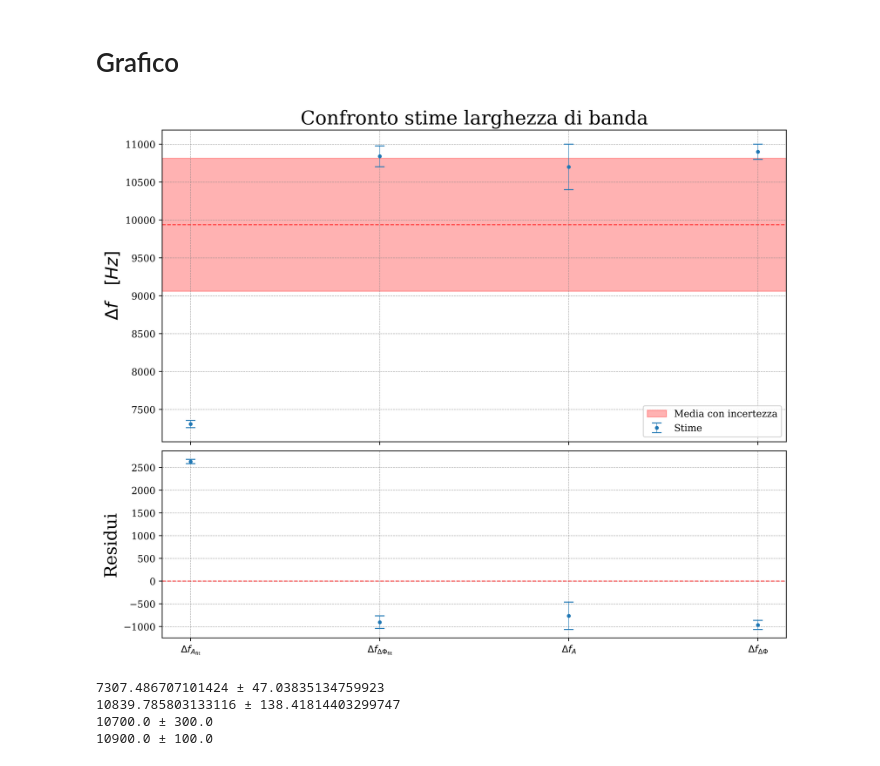
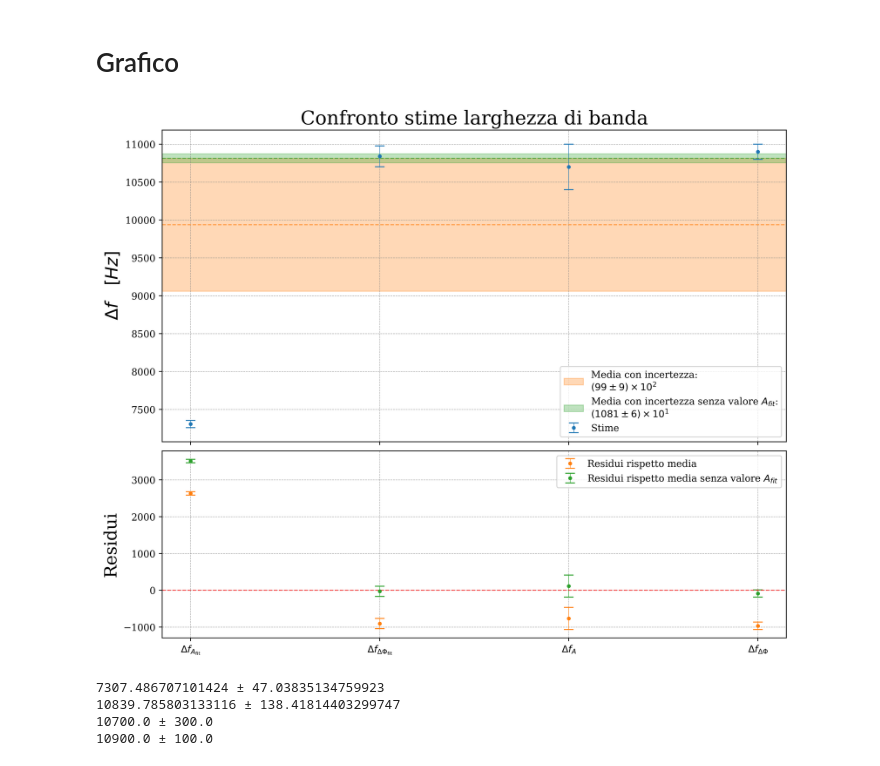
Before and after one commit to nichettg/Codici, a Jupyter notebook: 7. RLC Dominio Frequenza con Vin/confronto_df.ipynb, the cells around one changed output. Cells and saved outputs as stored; diff of their text form; code cells hidden in the pictures.

```diff
--- a/7. RLC Dominio Frequenza con Vin/confronto_df.ipynb
+++ b/7. RLC Dominio Frequenza con Vin/confronto_df.ipynb
@@ -65,25 +65,33 @@ valori = np.array([m.val for m in par])
 errori = np.array([m.s for m in par])
 
 par = Misura(valori, errori)
+par_star = Misura(valori[1:],errori[1:])
 del valori,errori
 # %% [markdown]
 # Analisi
 # %%
 if pesata:
     media = an.media_p(par)
+    media_star = an.media_p(par_star)
 elif not pesata:
     media = an.media(par)
+    media_star = an.media(par_star)
 # %%
 x = list(range(len(par_labels)))
 # %%
 residui = []
+residui_star = []
 
 for i in range(len(par_labels)):
     res = (media.val - par.val[i])
     residui.append([x[i], res, par.s[i]])
+    res = (media_star.val - par.val[i])
+    residui_star.append([x[i], res, par.s[i]])
 
 residui = np.array(residui)
 res = np.array([residui[:, 0], residui[:, 1], residui[:, 2]])
+residui_star = np.array(residui_star)
+res_star = np.array([residui_star[:, 0], residui_star[:, 1], residui_star[:, 2]])
 # %% [markdown]
 # Grafico
 # %%
@@ -122,41 +130,71 @@ ax1.errorbar(
 ax1.axhline(
     media.val,
     **gf.line_params,
-    color="red"
+    color=gf.colori[1]
 )
 if pesata:
-    label = "Media pesata con incertezza"
+    label = "Media pesata con incertezza:\n"
 elif not pesata:
-    label = "Media con incertezza"
+    label = "Media con incertezza:\n"
 ax1.axhspan(
     media.val - media.s,
     media.val + media.s,
     alpha=0.3,
-    color="red",
-    label=label
+    color=gf.colori[1],
+    label=label + f"${gf.formatta_errore(media.val,media.s)}$"
+)
+
+# Media star
+ax1.axhline(
+    media_star.val,
+    **gf.line_params,
+    color=gf.colori[2]
+)
+if pesata:
+    label = "Media pesata con incertezza:\n"
+elif not pesata:
+    label = "Media con incertezza senza valore $A_{fit}$:\n"
+ax1.axhspan(
+    media_star.val - media_star.s,
+    media_star.val + media_star.s,
+    alpha=0.3,
+    color=gf.colori[2],
+    label=label + f"${gf.formatta_errore(media_star.val,media_star.s)}$"
 )
 
 ax1.legend(loc="lower right", bbox_to_anchor=(1,0), fontsize=10)
 
 # Residui
 ax2.errorbar(
     res[0],
     res[1],
     yerr=res[2],
     **gf.errorbar_params,
-    color=gf.colori[0]
+    color=gf.colori[1],
+    label="Residui rispetto media"
 )
+
+ax2.errorbar(
+    res_star[0],
+    res_star[1],
+    yerr=res_star[2],
+    **gf.errorbar_params,
+    color=gf.colori[2],
+    label="Residui rispetto media senza valore $A_{fit}$"
+)
+
+ax2.legend(loc="upper right", bbox_to_anchor=(1,1), fontsize=10)
 
 # Linea orizzontale
 ax2.axhline(
     0,
     **gf.line_params,
     color="red"
 )
 
 let.salva_grafico(fig1, file_output1)
 # %% [output]
-[figure, old version]
+[figure, new version]
 # %%
 print(par)
 # %% [output]
```
Also changed, not shown: 5 other files.
